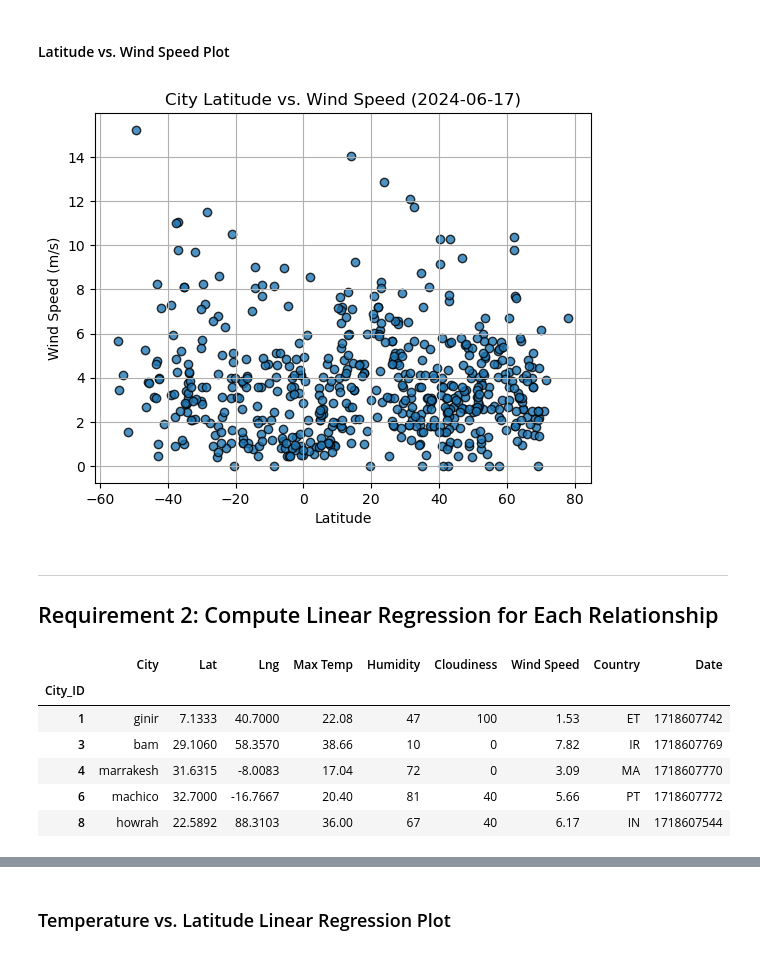
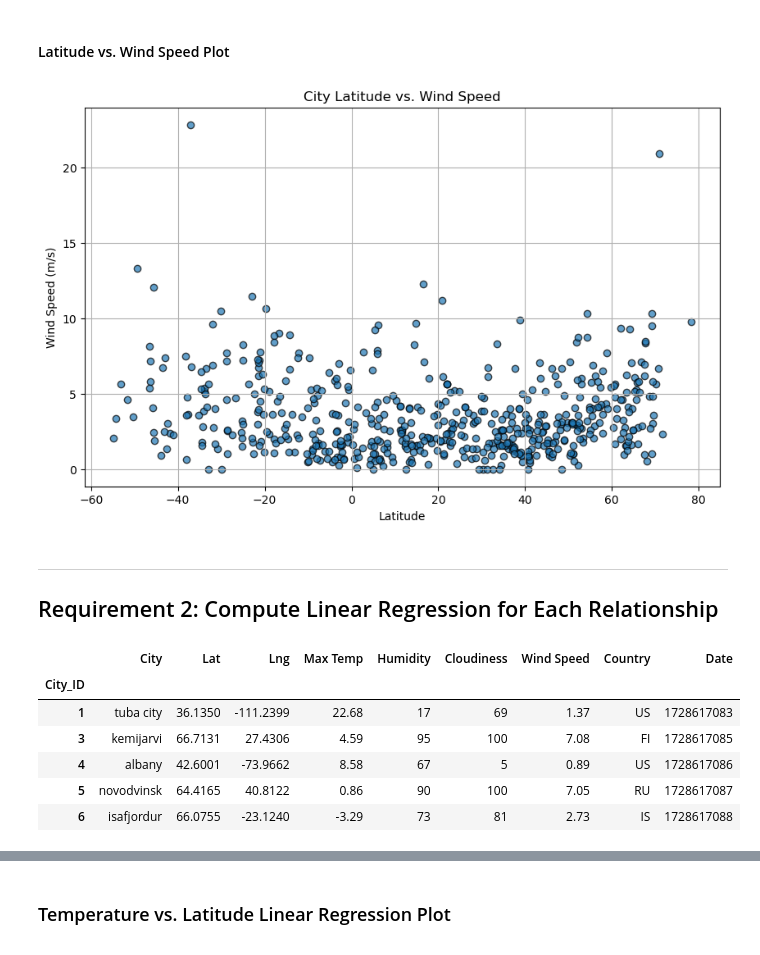
Before and after one commit to leahmathena/python-api-challenge, a Jupyter notebook: WeatherPy/WeatherPy.ipynb, the cells around one changed output, grey strips where cells are left out. Cells and saved outputs as stored; diff of their text form; code cells hidden in the pictures.

```diff
--- a/WeatherPy/WeatherPy.ipynb
+++ b/WeatherPy/WeatherPy.ipynb
@@ -175,6 +175,6 @@ city_data_df.to_csv("output_data/cities.csv", index_label="City_ID")
 # %%
 # Read saved data
-city_data_df = pd.read_csv("output_data/cities.csv", index_col="City_ID")
+city_data_df = pd.read_csv("../Starter_Code/output_data/cities.csv", index_col="City_ID")
 
 # Display sample data
 city_data_df.head()
@@ -240,18 +252,23 @@ plt.show()
 #### Latitude vs. Wind Speed Plot
 # %%
 # Build the scatter plots for latitude vs. wind speed
-# YOUR CODE HERE
+plt.figure(figsize=(10, 6))
+plt.scatter(city_data_df["Lat"], city_data_df["Wind Speed"], marker='o', edgecolor='black', alpha=0.7)
+
 
 # Incorporate the other graph properties
-# YOUR CODE HERE
+plt.title("City Latitude vs. Wind Speed")
+plt.xlabel("Latitude")
+plt.ylabel("Wind Speed (m/s)")
+plt.grid(True)
 
 # Save the figure
-plt.savefig("output_data/Fig4.png")
+plt.savefig("../Starter_Code/output_data/Fig4.png")
 
 # Show plot
 plt.show()
 # %% [output]
-[figure, old version]
+[figure, new version]
 # %% [markdown]
 ---
 
@@ -262,16 +306,16 @@ plt.show()
 # %%
 # Create a DataFrame with the Northern Hemisphere data (Latitude >= 0)
-# YOUR CODE HERE
+northern_hemi_df = city_data_df[city_data_df["Lat"] >= 0]
 
 # Display sample data
 northern_hemi_df.head()
 # %% [output]
 |  | City | Lat | Lng | Max Temp | Humidity | Cloudiness | Wind Speed | Country | Date |
 | City_ID |  |  |  |  |  |  |  |  |  |
-| 1 | ginir | 7.1333 | 40.7000 | 22.08 | 47 | 100 | 1.53 | ET | 1718607742 |
-| 3 | bam | 29.1060 | 58.3570 | 38.66 | 10 | 0 | 7.82 | IR | 1718607769 |
-| 4 | marrakesh | 31.6315 | -8.0083 | 17.04 | 72 | 0 | 3.09 | MA | 1718607770 |
-| 6 | machico | 32.7000 | -16.7667 | 20.40 | 81 | 40 | 5.66 | PT | 1718607772 |
-| 8 | howrah | 22.5892 | 88.3103 | 36.00 | 67 | 40 | 6.17 | IN | 1718607544 |
+| 1 | tuba city | 36.1350 | -111.2399 | 22.68 | 17 | 69 | 1.37 | US | 1728617083 |
+| 3 | kemijarvi | 66.7131 | 27.4306 | 4.59 | 95 | 100 | 7.08 | FI | 1728617085 |
+| 4 | albany | 42.6001 | -73.9662 | 8.58 | 67 | 5 | 0.89 | US | 1728617086 |
+| 5 | novodvinsk | 64.4165 | 40.8122 | 0.86 | 90 | 100 | 7.05 | RU | 1728617087 |
+| 6 | isafjordur | 66.0755 | -23.1240 | -3.29 | 73 | 81 | 2.73 | IS | 1728617088 |
 # %%
 # Create a DataFrame with the Southern Hemisphere data (Latitude < 0)
```
Also changed, not shown: parts of 36 cells of this notebook, 14 other files.
